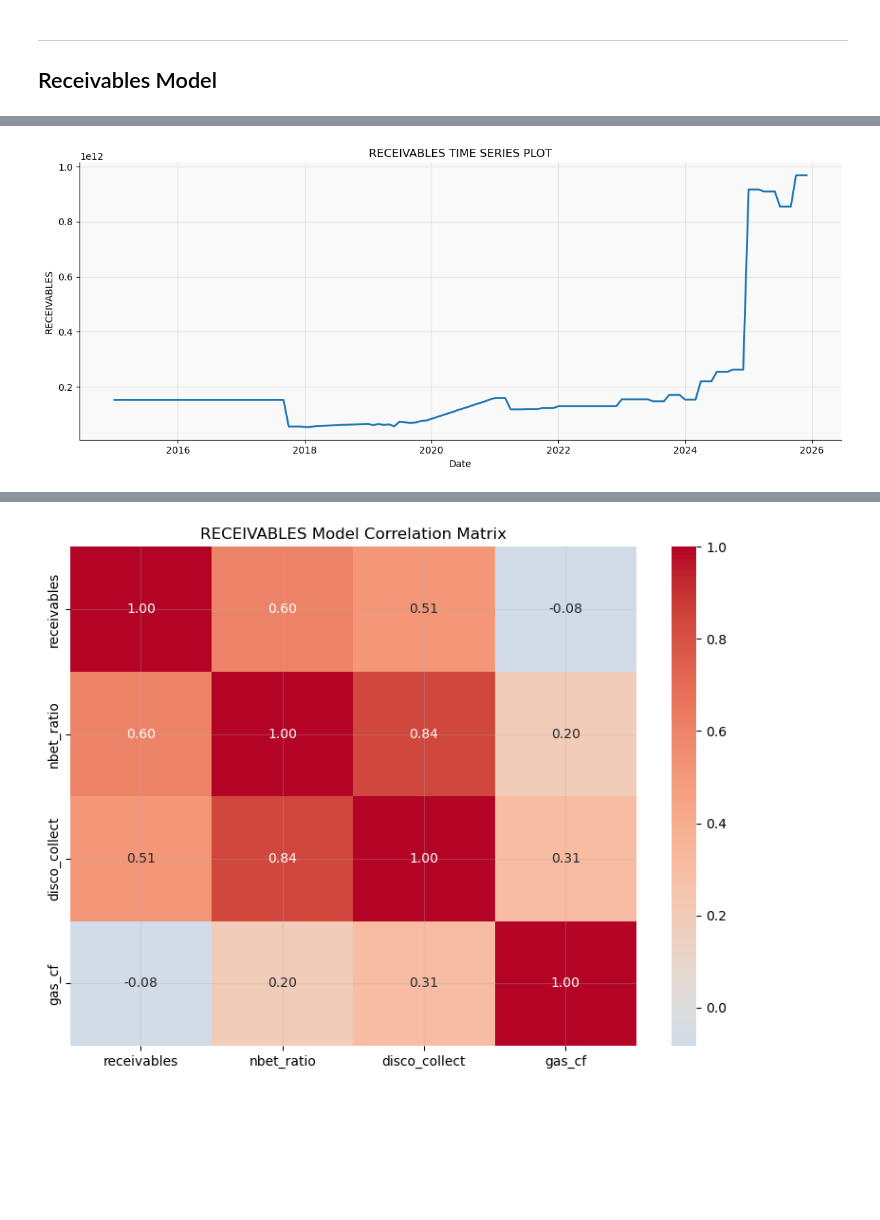
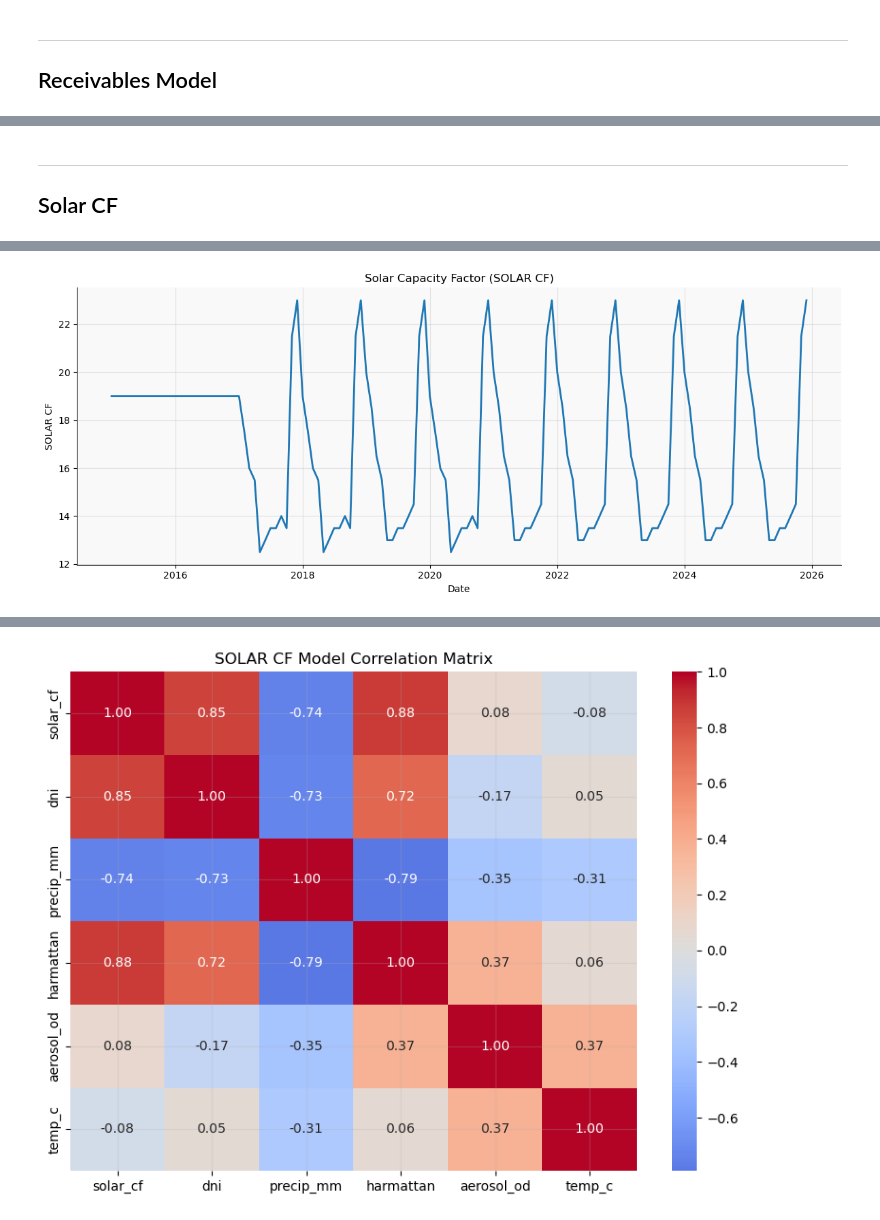
Before and after one commit to I-Sobe/nigeria-integrated-energy-model, a Jupyter notebook: integrated_gas_solar_model.ipynb, the cells around one changed output, grey strips where cells are left out. Drawn from its saved outputs; the diff is of its cells as text; code cells hidden in the pictures; blank space fills up the shorter version.

Commit message:
add: Marginal Modeling stage complete

```diff
--- a/integrated_gas_solar_model.ipynb
+++ b/integrated_gas_solar_model.ipynb
@@ -161,7 +161,7 @@ dates = pd.date_range(
 # LOAD RECONSTRUCTED PANEL
 # ──────────────────────────────────────────────────────────────
 
-PANEL_PATH = "master_panel_reconstructed_v2.csv"
+PANEL_PATH = "data/master_panel_reconstructed_v2.csv"
 
 if not os.path.exists(PANEL_PATH):
     raise FileNotFoundError(
@@ -2064,0 +1648,2 @@ ARCH-LM tests indicated heteroskedasticity in the residuals of the EAF and Gas C
+# %%
+df["ln_receivables"] = np.log(df["receivables"])
@@ -2065,51 +1853,61 @@ ARCH-LM tests indicated heteroskedasticity in the residuals of the EAF and Gas C
+# %% [markdown]
+---
+## Solar CF
 # %%
 # ═══════════════════════════════════════════════════════════════════════
-# RECEIVABLES MODEL DIAGNOSTICS
+# SOLAR CF MODEL DIAGNOSTICS
 # Descriptive Statistics + Time Series Plot + Correlation Matrix
 # ═══════════════════════════════════════════════════════════════════════
+
+import matplotlib.pyplot as plt
+import seaborn as sns
+
 # -------------------------------------------------------------
 # VARIABLES
 # -------------------------------------------------------------
 
-receivables_vars = [
-    'receivables',
-    'nbet_ratio',
-    'disco_collect',
-    'gas_cf'
+solar_cf_vars = [
+    'solar_cf',
+    'dni',
+    'precip_mm',
+    'harmattan',
+    'aerosol_od',
+    'temp_c'
 ]
-receivables_df = df[receivables_vars].copy()
+
+solar_cf_df = df[solar_cf_vars].copy()
 
 # -------------------------------------------------------------
-# 1. RECEIVABLES DESCRIPTIVE STATISTICS
+# 1. SOLAR CF DESCRIPTIVE STATISTICS
 # -------------------------------------------------------------
 
 print("\n" + "="*70)
-print("RECEIVABLES DESCRIPTIVE STATISTICS")
+print("SOLAR CF DESCRIPTIVE STATISTICS")
 print("="*70)
 
-print(f"Mean : {receivables_df['receivables'].mean():.4f}")
-print(f"Min  : {receivables_df['receivables'].min():.4f}")
-print(f"Max  : {receivables_df['receivables'].max():.4f}")
-print(f"Std  : {receivables_df['receivables'].std():.4f}")
+print(f"Mean : {solar_cf_df['solar_cf'].mean():.4f}")
+print(f"Min  : {solar_cf_df['solar_cf'].min():.4f}")
+print(f"Max  : {solar_cf_df['solar_cf'].max():.4f}")
+print(f"Std  : {solar_cf_df['solar_cf'].std():.4f}")
 
 print("\nFull Summary")
-print(receivables_df['receivables'].describe())
+print(solar_cf_df['solar_cf'].describe())
 
 # -------------------------------------------------------------
-# 2. RECEIVABLES TIME SERIES PLOT
+# 2. SOLAR CF TIME SERIES PLOT
 # -------------------------------------------------------------
 
 plt.figure(figsize=(12,5))
 
 plt.plot(
     df.index,
-    receivables_df['receivables'],
+    solar_cf_df['solar_cf'],
     linewidth=2
 )
 
-plt.title("RECEIVABLES TIME SERIES PLOT")
+plt.title("Solar Capacity Factor (SOLAR CF)")
 plt.xlabel("Date")
-plt.ylabel("RECEIVABLES")
+plt.ylabel("SOLAR CF")
 
 plt.grid(True, alpha=0.3)
 
@@ -2117,13 +1915,28 @@ plt.tight_layout()
 plt.show()
 
 # -------------------------------------------------------------
-# 3. RECEIVABLES CORRELATION MATRIX
+# 3. SOLAR CF CORRELATION MATRIX
 # -------------------------------------------------------------
+print("="*70)
+print("PEARSON CORRELATION")
+print("="*70)
 
-corr_matrix = receivables_df.corr()
+pearson_corr = solar_cf_df.corr(method='pearson')
+print(pearson_corr)
+
+print("\n")
+
+print("="*70)
+print("SPEARMAN CORRELATION")
+print("="*70)
+
+spearman_corr = solar_cf_df.corr(method='spearman')
+print(spearman_corr)
+
+corr_matrix = solar_cf_df.corr()
 
 print("\n" + "="*70)
-print("RECEIVABLES CORRELATION MATRIX")
+print("SOLAR CF CORRELATION MATRIX")
 print("="*70)
 
 print(corr_matrix.round(3))
@@ -2138,7 +1951,7 @@ sns.heatmap(
     fmt='.2f'
 )
 
-plt.title("RECEIVABLES Model Correlation Matrix")
+plt.title("SOLAR CF Model Correlation Matrix")
 
 plt.tight_layout()
 plt.show()
@@ -2164,2 +1977,2 @@ Name: receivables, dtype: float64
-[figure, old version]
+[figure, new version]
 ======================================================================
@@ -2173 +1995 @@ gas_cf              -0.083       0.195          0.311   1.000
-[figure, old version]
+[figure, new version]
```
Also changed, not shown: parts of 44 cells of this notebook, 1 other file.
